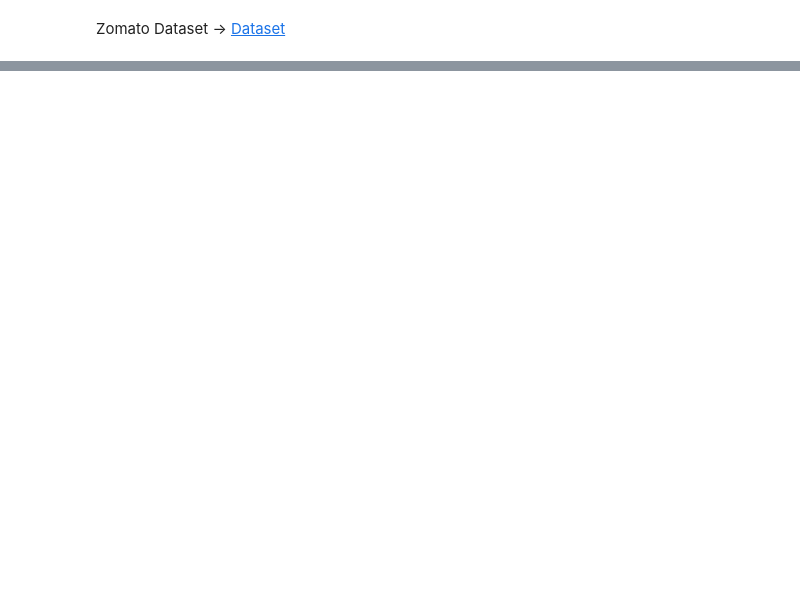
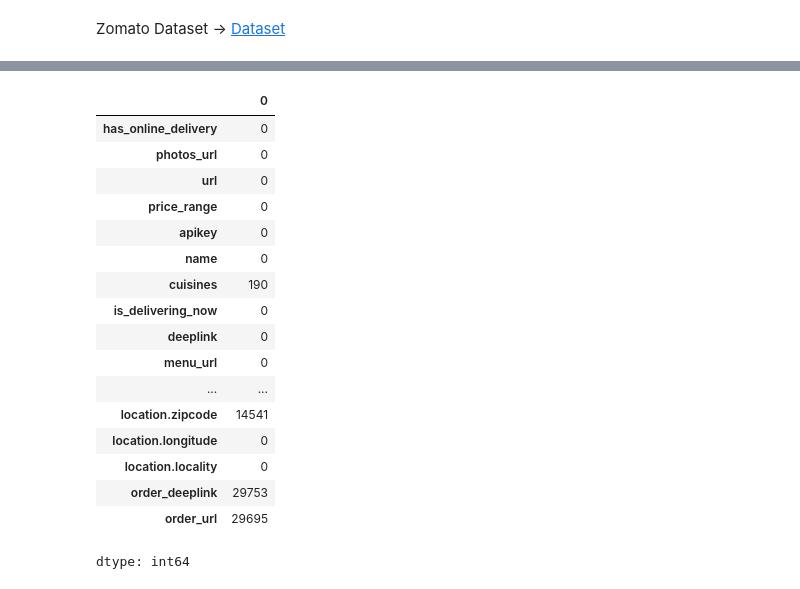
Before and after one commit to surendarmanoj/data-science, a Jupyter notebook: Exploratory_Data_Analysis_Zomato_Dataset.ipynb, the cells around one changed output, grey strips where cells are left out. Drawn from its saved outputs; the diff is of its cells as text; code cells hidden in the pictures; blank space fills up the shorter version.

```diff
--- a/Exploratory_Data_Analysis_Zomato_Dataset.ipynb
+++ b/Exploratory_Data_Analysis_Zomato_Dataset.ipynb
@@ -73,0 +101,21 @@ data[0].get("restaurants")[0].get("restaurant").get("photos_url")
+# %%
+df1.isnull().sum()
+# %% [output]
+|  | 0 |
+| has_online_delivery | 0 |
+| photos_url | 0 |
+| url | 0 |
+| price_range | 0 |
+| apikey | 0 |
+| name | 0 |
+| cuisines | 190 |
+| is_delivering_now | 0 |
+| deeplink | 0 |
+| menu_url | 0 |
+| ... | ... |
+| location.zipcode | 14541 |
+| location.longitude | 0 |
+| location.locality | 0 |
+| order_deeplink | 29753 |
+| order_url | 29695 |
+dtype: int64
```
Also changed, not shown: parts of 22 cells of this notebook.
